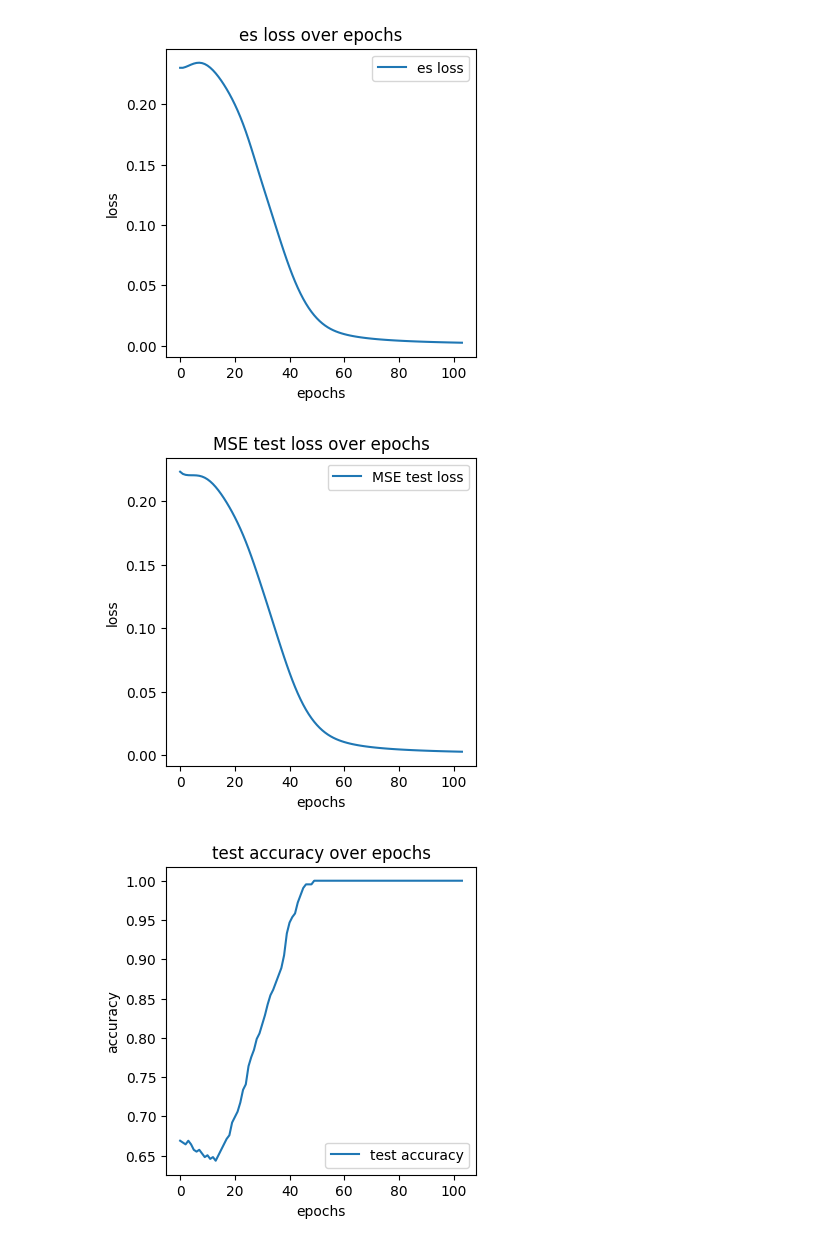
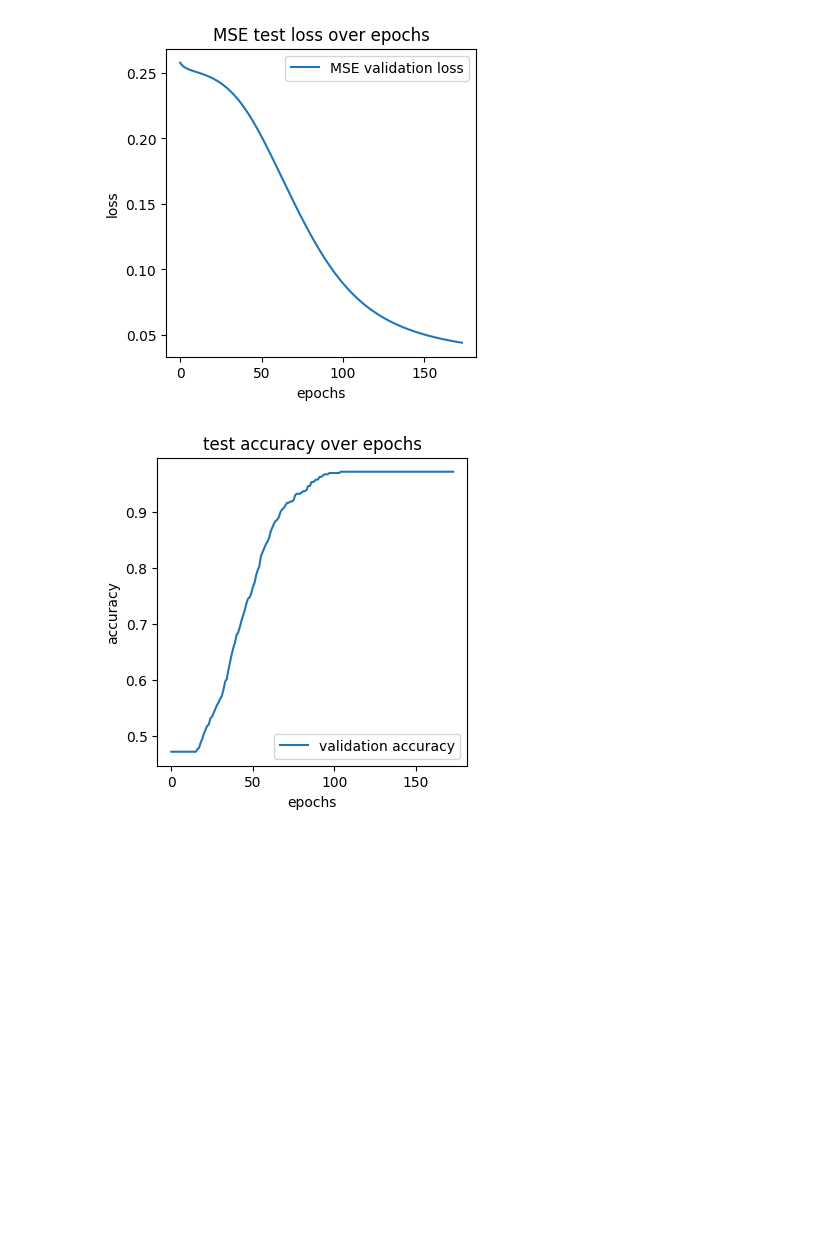
Before and after one commit to nicolapitzalis/Fully-Connected-NN-Implementation, a Jupyter notebook: notebook.ipynb, the cells around one changed output. Saved outputs shown, nothing was run; the diff lists cells and outputs as text; code cells hidden in the pictures; blank space fills up the shorter version.

```diff
--- a/notebook.ipynb
+++ b/notebook.ipynb
@@ -1,7 +1,7 @@
 # %%
 import matplotlib.pyplot as plt
 
-def plot_over_epochs(y_values: list, title: str, y_label: str, legend: str):
+def plot_over_epochs(y_values: list, title: str, y_label: str, legend: str, y_values_prime: list = None, legend_prime: str = None):
     plt.figure(figsize=(4, 4))
     plt.plot(list(range(len(y_values))), y_values, label=legend)
     plt.title(title)
@@ -44,9 +92,8 @@ train_data, train_target = shuffle(train_data, train_target)
 # %%
-nn_monk2 = NeuralNetwork(n_hidden_layers=1, hidden_layer_sizes=[3], n_output_units=1, training_loss_type_value=LossFunction.MSE.value, validation_loss_type_value=LossFunction.MSE.value, evaluation_metric_type_value=LossFunction.MSE.value, activation_hidden_type_value=ActivationFunction.SIGMOID.value, activation_output_type_value=ActivationFunction.SIGMOID.value, learning_rate=0.2, epochs=1000, batch_size=1, classification=True, early_stopping=True, patience=20, tollerance=0.0001, verbose=False).train_net(train_data, train_target, test_data, test_target)
+nn_monk3 = NeuralNetwork(n_hidden_layers=1, hidden_layer_sizes=[3], n_output_units=1, training_loss_type_value=LossFunction.MSE.value, validation_loss_type_value=LossFunction.MSE.value, activation_hidden_type_value=ActivationFunction.SIGMOID.value, activation_output_type_value=ActivationFunction.SIGMOID.value, learning_rate=0.02, epochs=1000, batch_size=1, classification=True, early_stopping=True, patience=60, tollerance=0.001, verbose=False).train_net(train_data, train_target, test_data, test_target)
 # %%
-plot_over_epochs(y_values=nn_monk2.training_losses, title='MSE loss over epochs', y_label='loss', legend='MSE training loss')
-plot_over_epochs(y_values=nn_monk2.training_accuracy, title='training accuracy over epochs', y_label='accuracy', legend='training accuracy')
-plot_over_epochs(y_values=nn_monk2.early_stopping_losses, title='es loss over epochs', y_label='loss', legend='es loss')
-plot_over_epochs(y_values=nn_monk2.validation_losses, title='MSE test loss over epochs', y_label='loss', legend='MSE test loss')
-plot_over_epochs(y_values=nn_monk2.validation_accuracy, title='test accuracy over epochs', y_label='accuracy', legend='test accuracy')
+plot_over_epochs(y_values=nn_monk3.training_losses, title='MSE loss over epochs', y_label='loss', legend='MSE training loss')
+plot_over_epochs(y_values=nn_monk3.training_accuracies, title='training accuracy over epochs', y_label='accuracy', legend='training accuracy')
+plot_over_epochs(y_values=nn_monk3.validation_losses, title='MSE test loss over epochs', y_label='loss', legend='MSE validation loss')
+plot_over_epochs(y_values=nn_monk3.validation_accuracies, title='test accuracy over epochs', y_label='accuracy', legend='validation accuracy')
 # %% [output]
@@ -55,3 +102,2 @@ plot_over_epochs(y_values=nn_monk2.validation_accuracy, title='test accuracy ove
-[figure, old version]
+[figure, new version]
-[figure, old version]
+[figure, new version]
-[figure, removed]
```
Also changed, not shown: parts of 19 cells of this notebook, 4 other files.
